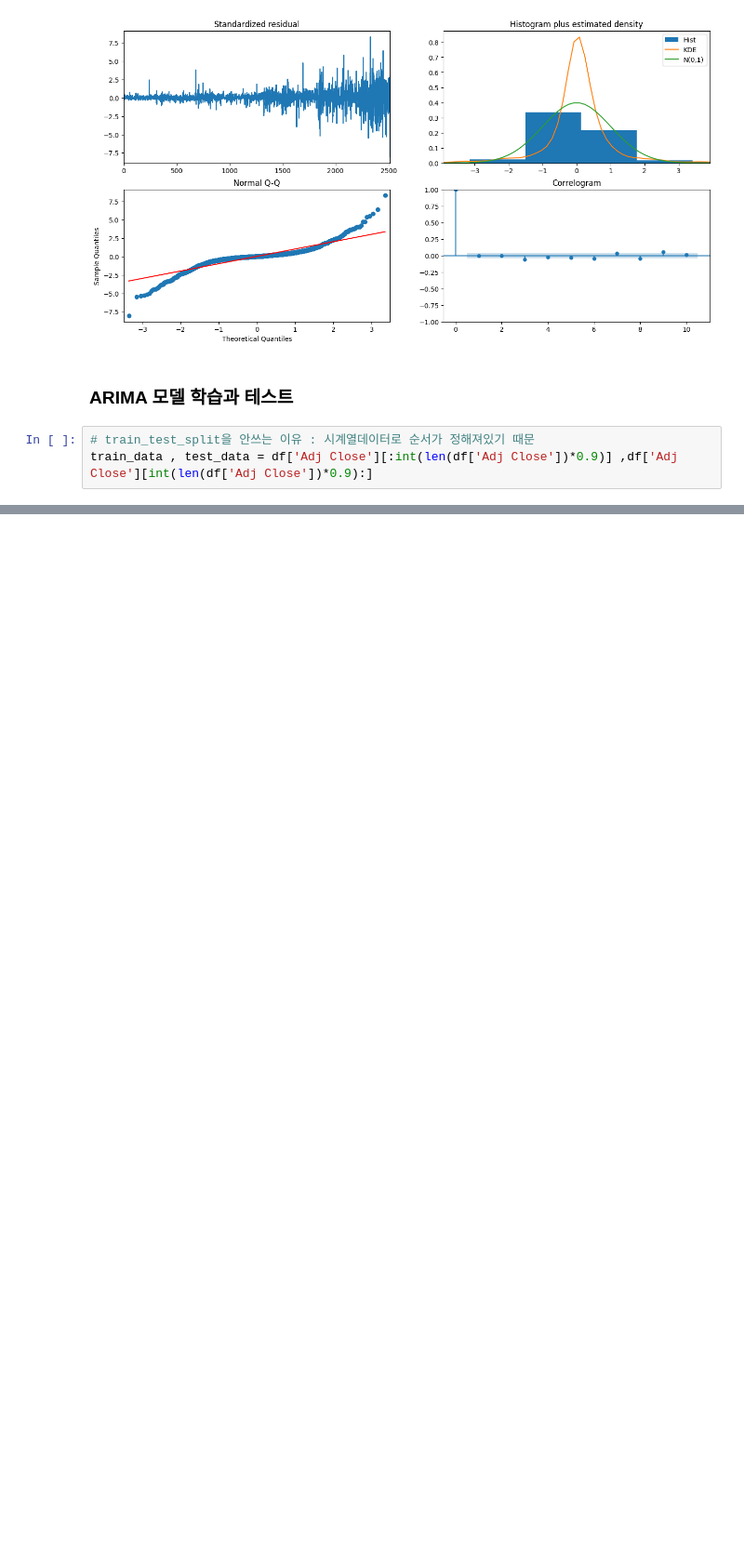
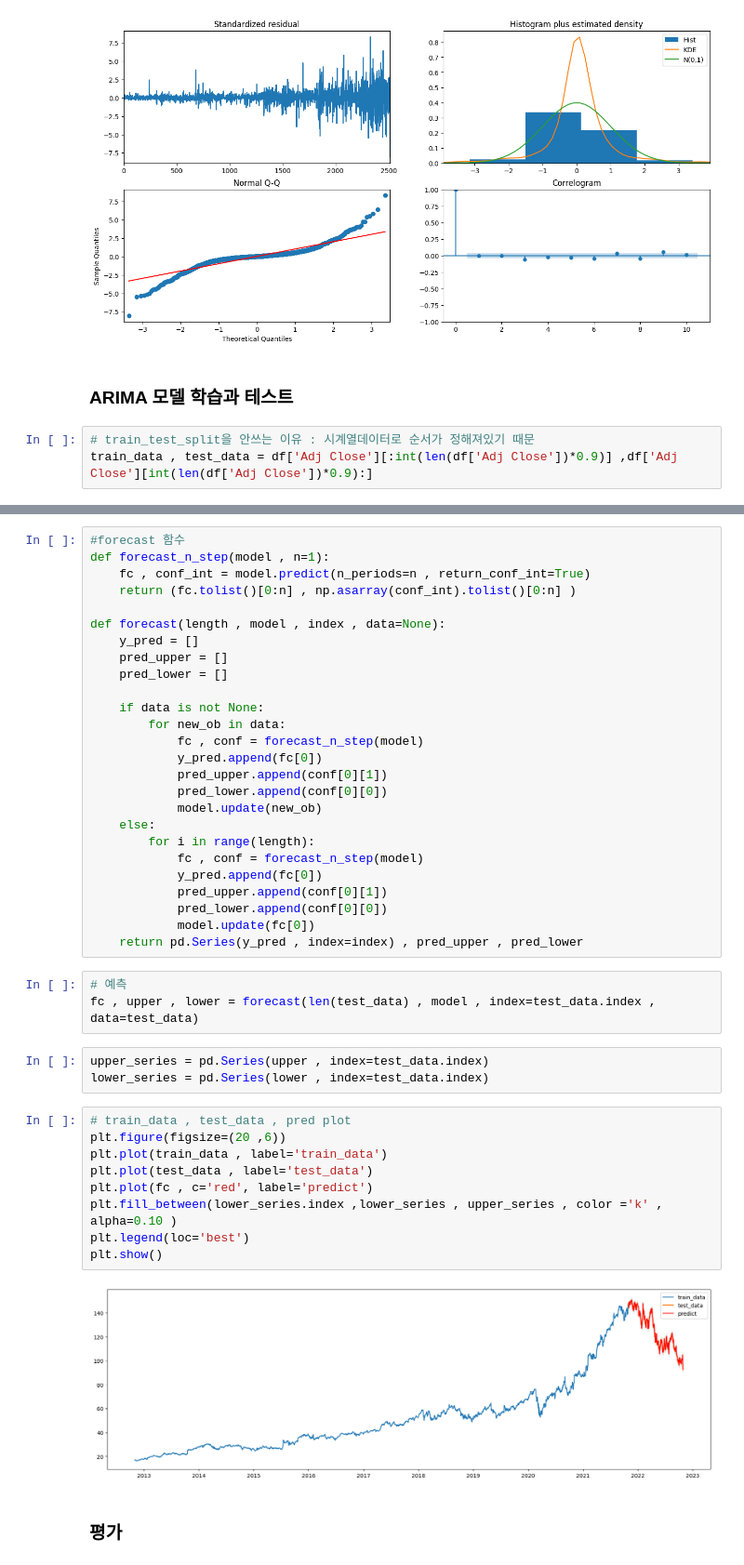
Before and after one commit to maaanzi/ubion, a Jupyter notebook: machine_learning/시계열예측.ipynb, the cells around one changed output, grey strips where cells are left out. Shown at 93% size. Drawn from its saved outputs; the diff is of its cells as text; blank space fills up the shorter version.

```diff
--- a/machine_learning/시계열예측.ipynb
+++ b/machine_learning/시계열예측.ipynb
@@ -201,0 +262,45 @@ train_data , test_data = df['Adj Close'][:int(len(df['Adj Close'])*0.9)] ,df['Ad
+# %%
+#forecast 함수
+def forecast_n_step(model , n=1):
+    fc , conf_int = model.predict(n_periods=n , return_conf_int=True)
+    return (fc.tolist()[0:n] , np.asarray(conf_int).tolist()[0:n] )
+
+def forecast(length , model , index , data=None):
+    y_pred = []
+    pred_upper = []
+    pred_lower = []
+
+    if data is not None:
+        for new_ob in data:
+            fc , conf = forecast_n_step(model)
+            y_pred.append(fc[0])
+            pred_upper.append(conf[0][1])
+            pred_lower.append(conf[0][0])
+            model.update(new_ob)
+    else:
+        for i in range(length):
+            fc , conf = forecast_n_step(model)
+            y_pred.append(fc[0])
+            pred_upper.append(conf[0][1])
+            pred_lower.append(conf[0][0])
+            model.update(fc[0])
+    return pd.Series(y_pred , index=index) , pred_upper , pred_lower
+# %%
+# 예측
+fc , upper , lower = forecast(len(test_data) , model , index=test_data.index , data=test_data)
+# %%
+upper_series = pd.Series(upper , index=test_data.index)
+lower_series = pd.Series(lower , index=test_data.index)
+# %%
+# train_data , test_data , pred plot
+plt.figure(figsize=(20 ,6))
+plt.plot(train_data , label='train_data')
+plt.plot(test_data , label='test_data')
+plt.plot(fc , c='red', label='predict')
+plt.fill_between(lower_series.index ,lower_series , upper_series , color ='k' , alpha=0.10 )
+plt.legend(loc='best')
+plt.show()
+# %% [output]
+[figure, added]
+# %% [markdown]
+### 평가
```
Also changed, not shown: parts of 5 cells of this notebook, 5 other files.
